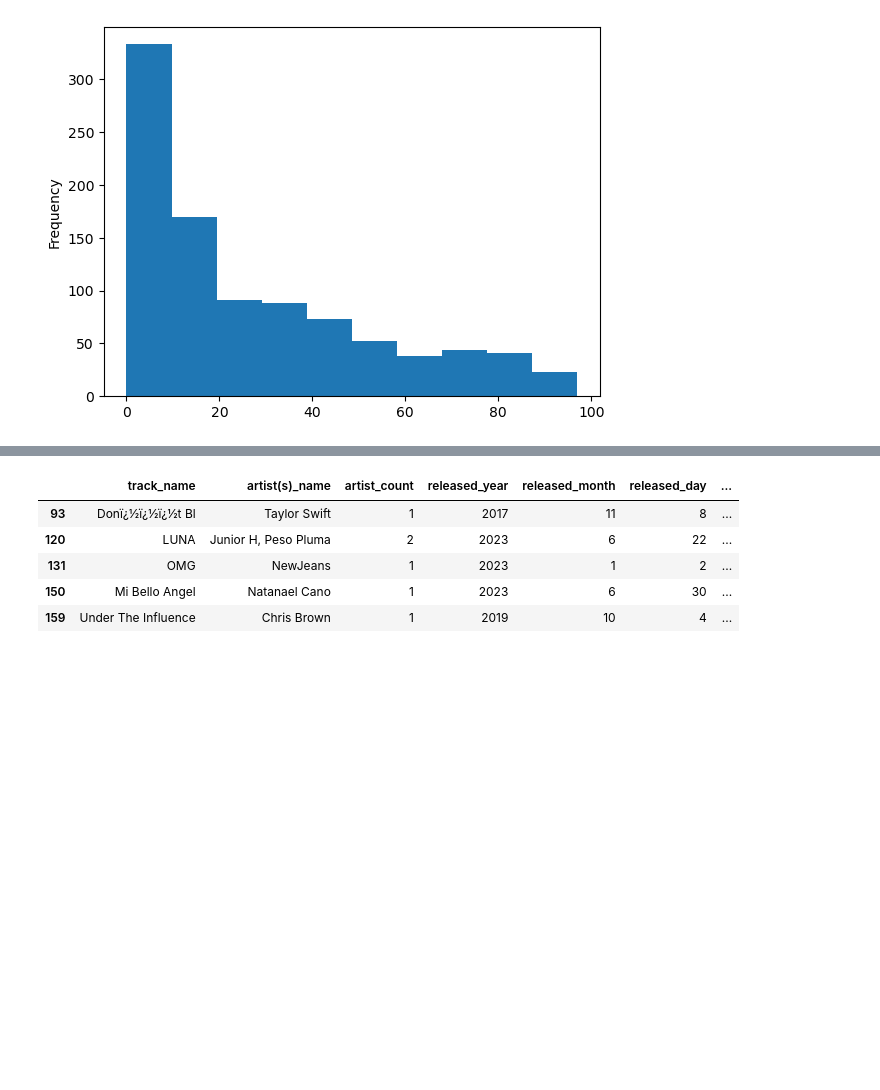
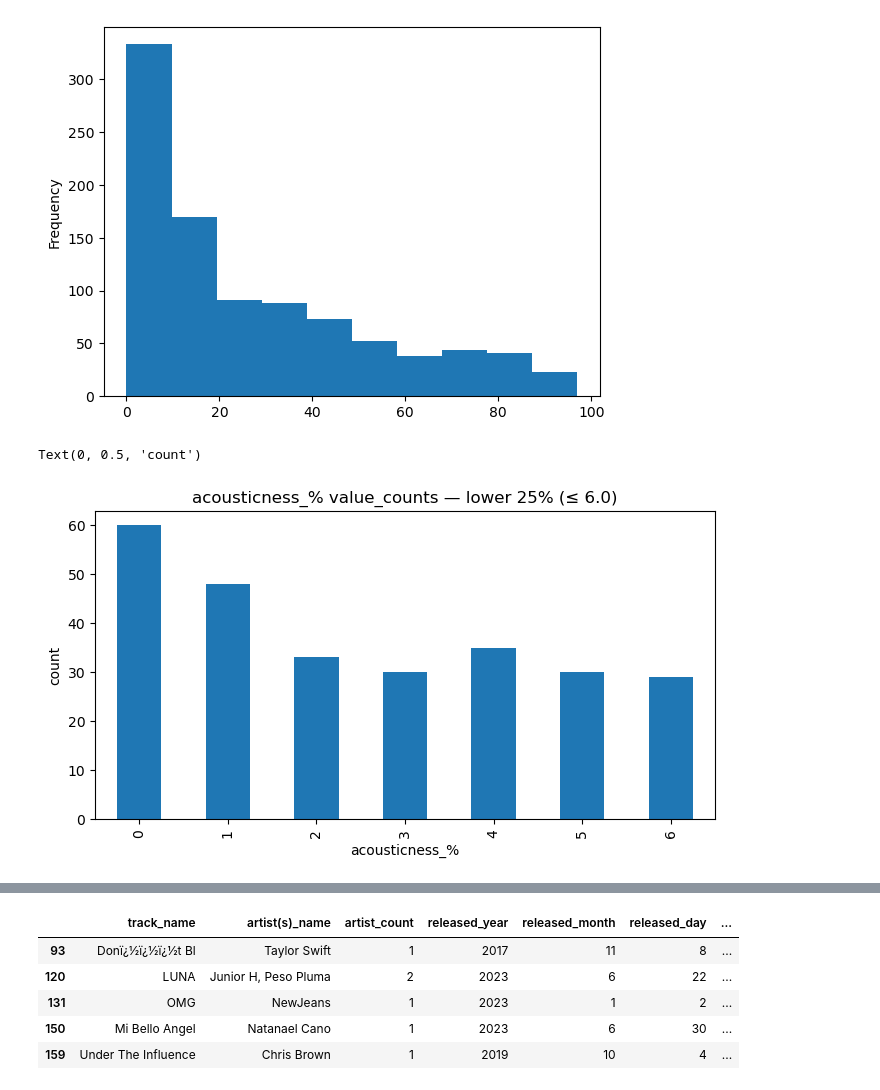
Before and after one commit to donhempsmyer/Data_Visualization_And_Modeling_Online, a Jupyter notebook: Lab/1.3 Data Visualization Lab.ipynb, the cells around one changed output, grey strips where cells are left out. Cells and saved outputs as stored; diff of their text form; code cells hidden in the pictures; blank space fills up the shorter version.

```diff
--- a/Lab/1.3 Data Visualization Lab.ipynb
+++ b/Lab/1.3 Data Visualization Lab.ipynb
@@ -131,3 +131,18 @@ min        0.000000
 max       97.000000
 Name: acousticness_%, dtype: float64
 [figure]
+# %%
+# lower 25% cutoff
+q25 = df['acousticness_%'].quantile(0.25)
+
+# subset and plot value_counts
+lower_ac = df[df['acousticness_%'] <= q25]['acousticness_%']
+vc = lower_ac.value_counts().sort_index()
+
+ax = vc.plot(kind='bar', figsize=(8,4))
+ax.set_title(f"acousticness_% value_counts — lower 25% (≤ {q25:.1f})")
+ax.set_xlabel("acousticness_%")
+ax.set_ylabel("count")
+# %% [output]
+Text(0, 0.5, 'count')
+[figure, added]
```
Also changed, not shown: parts of 5 cells of this notebook.
